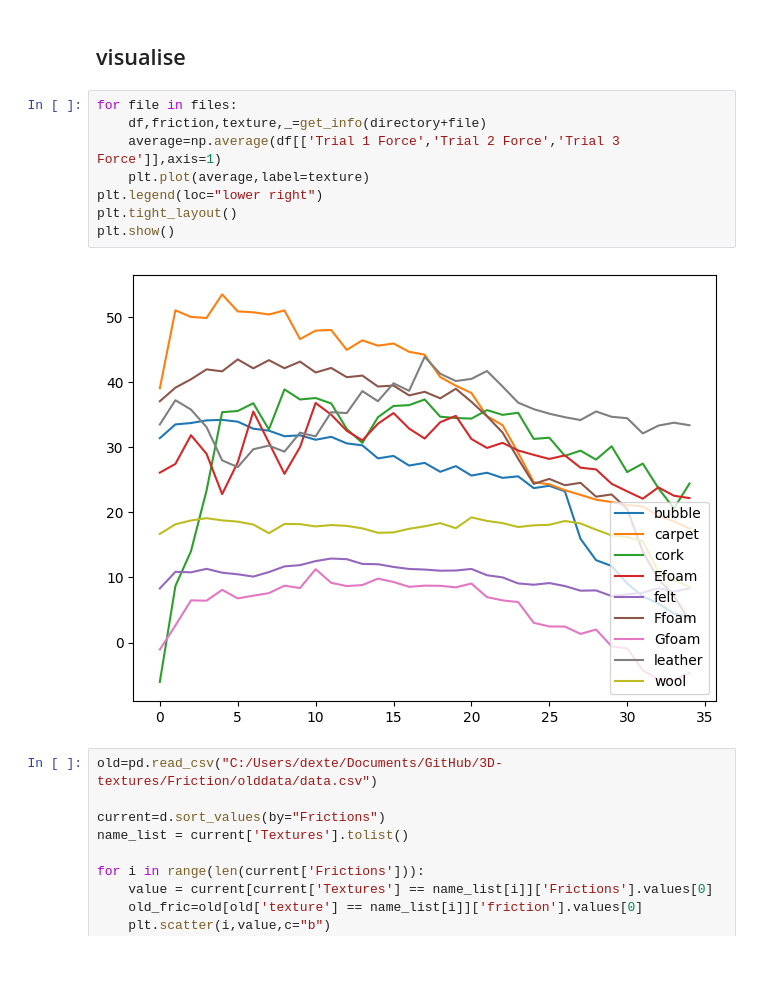
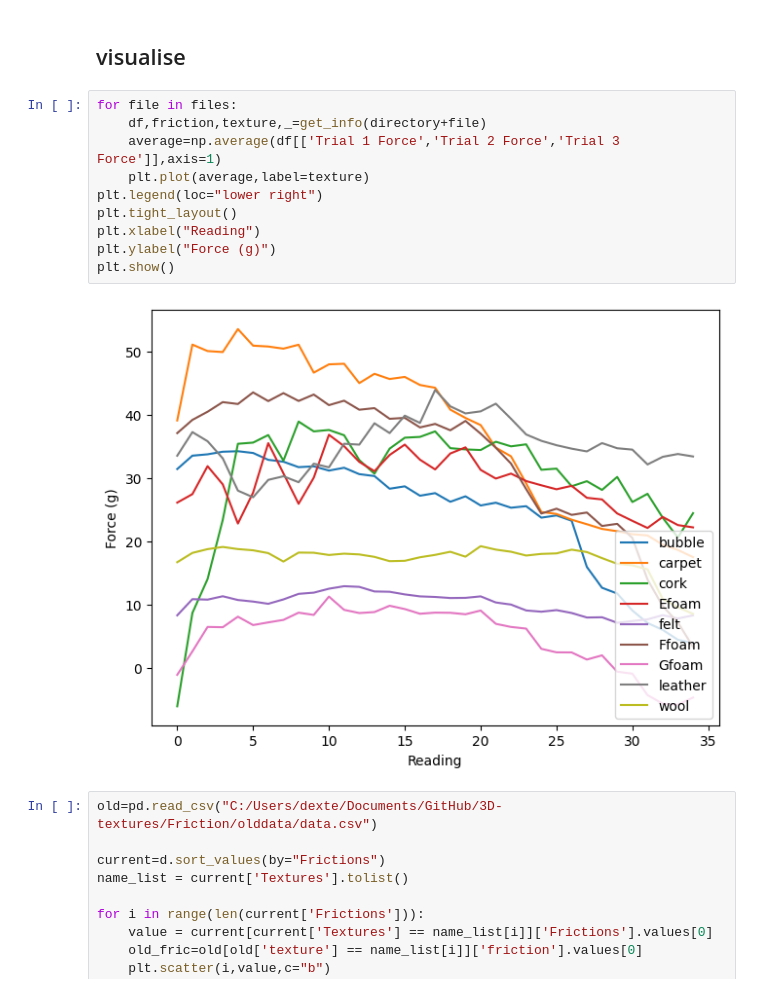
Before and after one commit to shepai/3D-textures, a Jupyter notebook: Friction/data_inspector.ipynb, the cells around one changed output. Cells and saved outputs as stored; diff of their text form; blank space fills up the shorter version.

```diff
--- a/Friction/data_inspector.ipynb
+++ b/Friction/data_inspector.ipynb
@@ -61,13 +61,15 @@ print(d)
 # %%
 for file in files:
     df,friction,texture,_=get_info(directory+file)
     average=np.average(df[['Trial 1 Force','Trial 2 Force','Trial 3 Force']],axis=1)
     plt.plot(average,label=texture)
 plt.legend(loc="lower right")
 plt.tight_layout()
+plt.xlabel("Reading")
+plt.ylabel("Force (g)")
 plt.show()
 # %% [output]
-[figure, old version]
+[figure, new version]
 # %%
 old=pd.read_csv("C:/Users/dexte/Documents/GitHub/3D-textures/Friction/olddata/data.csv")
 
```
